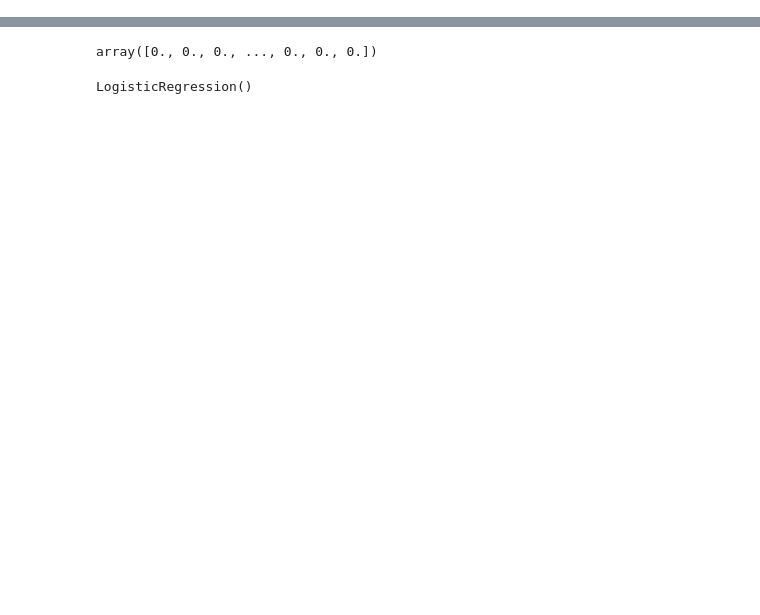
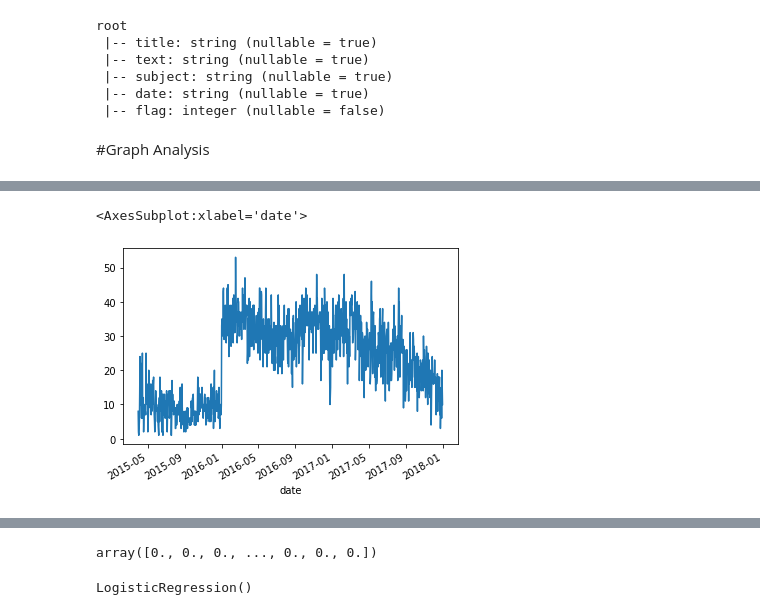
Before and after one commit to AkkiPooja/Fake-News-Detection-Data-Analysis, a Jupyter notebook: Fake-News-Detection-Algorithm.ipynb, the cells around one changed output, grey strips where cells are left out. Cells and saved outputs as stored; diff of their text form; code cells hidden in the pictures; blank space fills up the shorter version.

```diff
--- a/Fake-News-Detection-Algorithm.ipynb
+++ b/Fake-News-Detection-Algorithm.ipynb
@@ -168,0 +19,15 @@ df_fake_text = df_fake.select("text")
+# %%
+import pandas as pd
+from pyspark.sql.types import StructType, StructField
+from pyspark.sql.types import StringType
+
+schema= StructType(
+      [StructField('title',StringType(),True),
+      StructField('text',StringType(),True),
+      StructField('subject',StringType(),True),
+      StructField('date',StringType(),True)])
+
+df0 = pd.read_csv('/Users/poojaakki/Desktop/projects/Fake-News-Detection-Data-Analysis/datasets/Kaggle/fake.csv')
+df1 = pd.read_csv('/Users/poojaakki/Desktop/projects/Fake-News-Detection-Data-Analysis/datasets/Kaggle/true.csv')
+df_fake = spark.createDataFrame(df0,schema=schema)
+df_true = spark.createDataFrame(df1,schema=schema)
@@ -168,0 +87,50 @@ df_fake_text = df_fake.select("text")
+# %%
+df.printSchema()
+# %% [output]
+root
+ |-- title: string (nullable = true)
+ |-- text: string (nullable = true)
+ |-- subject: string (nullable = true)
+ |-- date: string (nullable = true)
+ |-- flag: integer (nullable = false)
+# %% [markdown]
+#Graph Analysis
+# %%
+# number of fake and true news spread based on date
+import calendar
+from pyspark.sql.functions import col,to_timestamp, to_date, when, date_format
+from calendar import month_abbr
+
+d = {'January':1, 'February':2, 'March':3, 'April':4, 'May':5, 'June':6, 'July':7, 'August':8, 'September':9, 'October':10, 'November':11, 'Decenmber':12 }
+
+df_pandas = df_fake.toPandas()
+df_pandas['date'] = df_pandas.date.str.replace(',',"")
+
+monthDict = {'Jan': '01', 'Feb':'02', 'Mar':'03', 'Apr':'04', 'May':'05', 'Jun':'06',
+            'Jul':'07', 'Aug':'08', 'Sep':'09', 'Oct':'10', 'Nov':'11', 'Dec':'12'}
+
+from datetime import datetime
+
+def check_date(x):
+    correctDate = None
+    try:
+        correctDate=datetime.strptime(x, "%m-%d-%Y")
+    except ValueError:
+        correctDate = None
+    return correctDate
+
+
+def convert(x):
+    x[0] = x[0].capitalize()
+    x[0] = x[0][0:3]
+    if x[0] in monthDict.keys():
+        x[0] = monthDict[x[0]]
+    return x
+
+df_pandas['date'] = df_pandas['date'].str.lower().map(lambda x: x.rstrip())
+df_pandas['date'] = df_pandas['date'].str.lower().map(lambda x: x.split(' '))
+df_pandas['date'] = df_pandas['date'].map(lambda x: convert(x))
+df_pandas['date'] = df_pandas['date'].agg(lambda x: '-'.join(map(str, x)))
+df_pandas['date'] = df_pandas['date'].map(lambda x:check_date(x))
+df_pandas.groupby(df_pandas.date)['text'].count().plot(kind="line")
+# %% [output]
@@ -168,0 +138,2 @@ df_fake_text = df_fake.select("text")
+<AxesSubplot:xlabel='date'>
+[figure, added]
```
Also changed, not shown: parts of 76 cells of this notebook, 4 other files.
